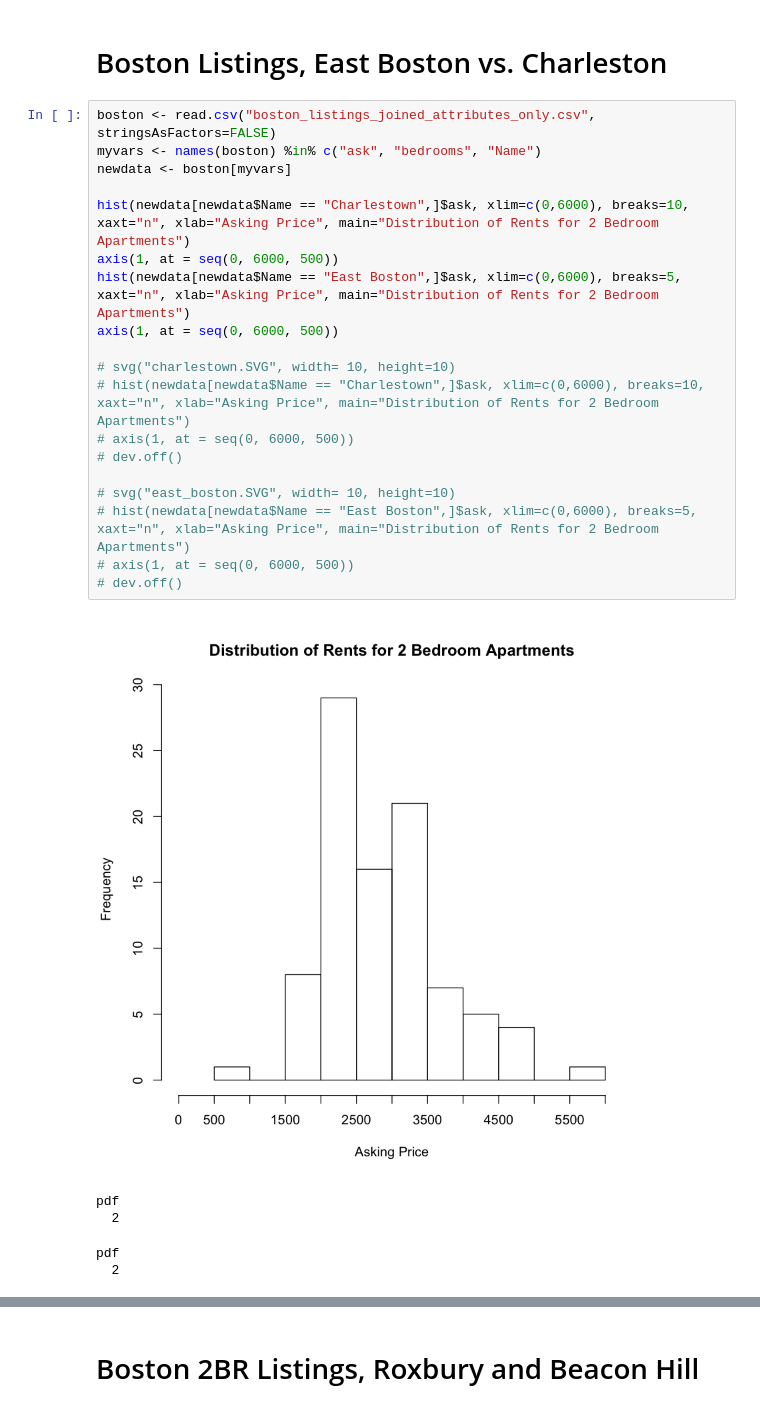
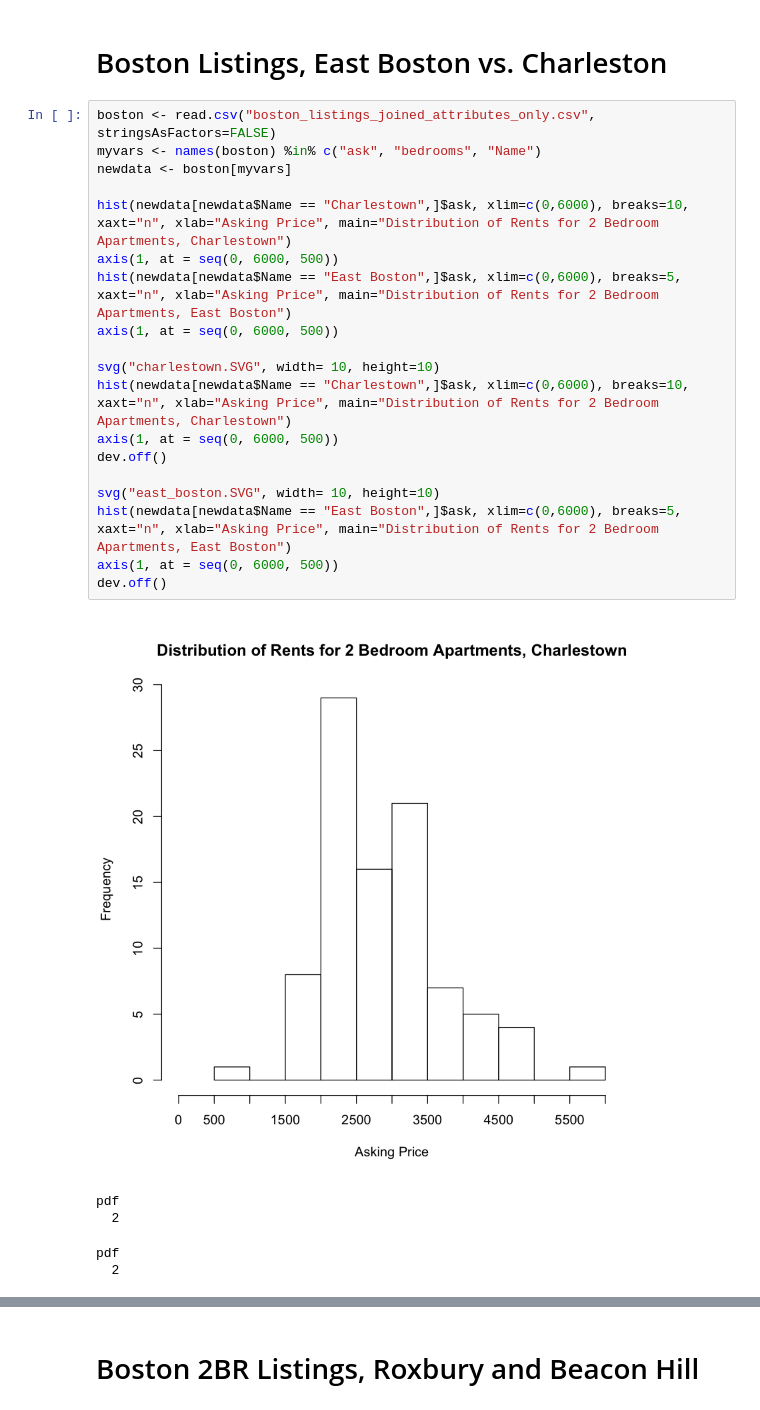
Before and after one commit to allthesignals/rental_listings_analysis, a Jupyter notebook: Rental Listings, 2br - Neighborhood Distributions & Mean.ipynb, the cells around one changed output, grey strips where cells are left out. Cells and saved outputs as stored; diff of their text form.

```diff
--- a/Rental Listings, 2br - Neighborhood Distributions & Mean.ipynb
+++ b/Rental Listings, 2br - Neighborhood Distributions & Mean.ipynb
@@ -33,24 +33,24 @@ pdf
 # %%
 boston <- read.csv("boston_listings_joined_attributes_only.csv", stringsAsFactors=FALSE)
 myvars <- names(boston) %in% c("ask", "bedrooms", "Name")
 newdata <- boston[myvars]
 
-hist(newdata[newdata$Name == "Charlestown",]$ask, xlim=c(0,6000), breaks=10, xaxt="n", xlab="Asking Price", main="Distribution of Rents for 2 Bedroom Apartments")
+hist(newdata[newdata$Name == "Charlestown",]$ask, xlim=c(0,6000), breaks=10, xaxt="n", xlab="Asking Price", main="Distribution of Rents for 2 Bedroom Apartments, Charlestown")
 axis(1, at = seq(0, 6000, 500))
-hist(newdata[newdata$Name == "East Boston",]$ask, xlim=c(0,6000), breaks=5, xaxt="n", xlab="Asking Price", main="Distribution of Rents for 2 Bedroom Apartments")
+hist(newdata[newdata$Name == "East Boston",]$ask, xlim=c(0,6000), breaks=5, xaxt="n", xlab="Asking Price", main="Distribution of Rents for 2 Bedroom Apartments, East Boston")
 axis(1, at = seq(0, 6000, 500))
 
-# svg("charlestown.SVG", width= 10, height=10)
-# hist(newdata[newdata$Name == "Charlestown",]$ask, xlim=c(0,6000), breaks=10, xaxt="n", xlab="Asking Price", main="Distribution of Rents for 2 Bedroom Apartments")
-# axis(1, at = seq(0, 6000, 500))
-# dev.off()
+svg("charlestown.SVG", width= 10, height=10)
+hist(newdata[newdata$Name == "Charlestown",]$ask, xlim=c(0,6000), breaks=10, xaxt="n", xlab="Asking Price", main="Distribution of Rents for 2 Bedroom Apartments, Charlestown")
+axis(1, at = seq(0, 6000, 500))
+dev.off()
 
-# svg("east_boston.SVG", width= 10, height=10)
-# hist(newdata[newdata$Name == "East Boston",]$ask, xlim=c(0,6000), breaks=5, xaxt="n", xlab="Asking Price", main="Distribution of Rents for 2 Bedroom Apartments")
-# axis(1, at = seq(0, 6000, 500))
-# dev.off()
+svg("east_boston.SVG", width= 10, height=10)
+hist(newdata[newdata$Name == "East Boston",]$ask, xlim=c(0,6000), breaks=5, xaxt="n", xlab="Asking Price", main="Distribution of Rents for 2 Bedroom Apartments, East Boston")
+axis(1, at = seq(0, 6000, 500))
+dev.off()
 # %% [output]
-[figure, old version]
+[figure, new version]
 pdf
   2
 pdf
```
Also changed, not shown: parts of 3 cells of this notebook, 6 other files.
